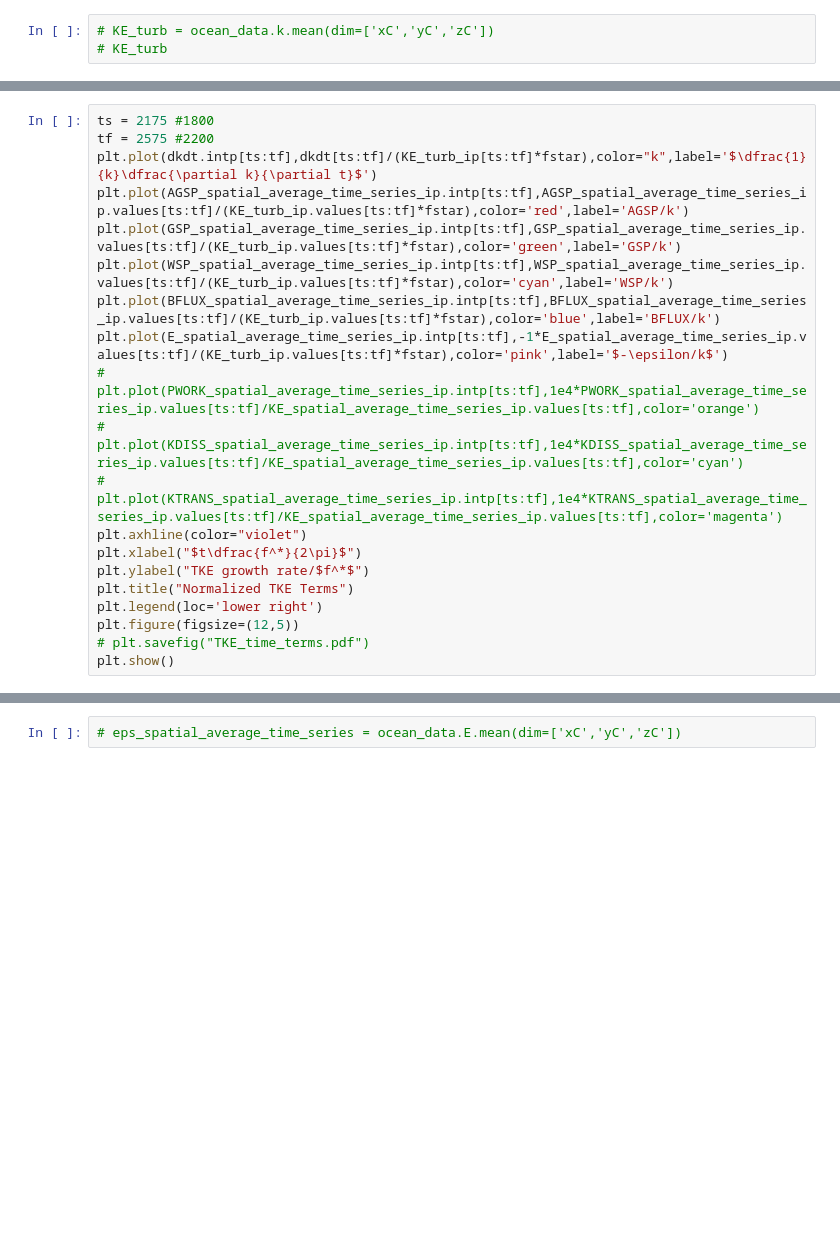
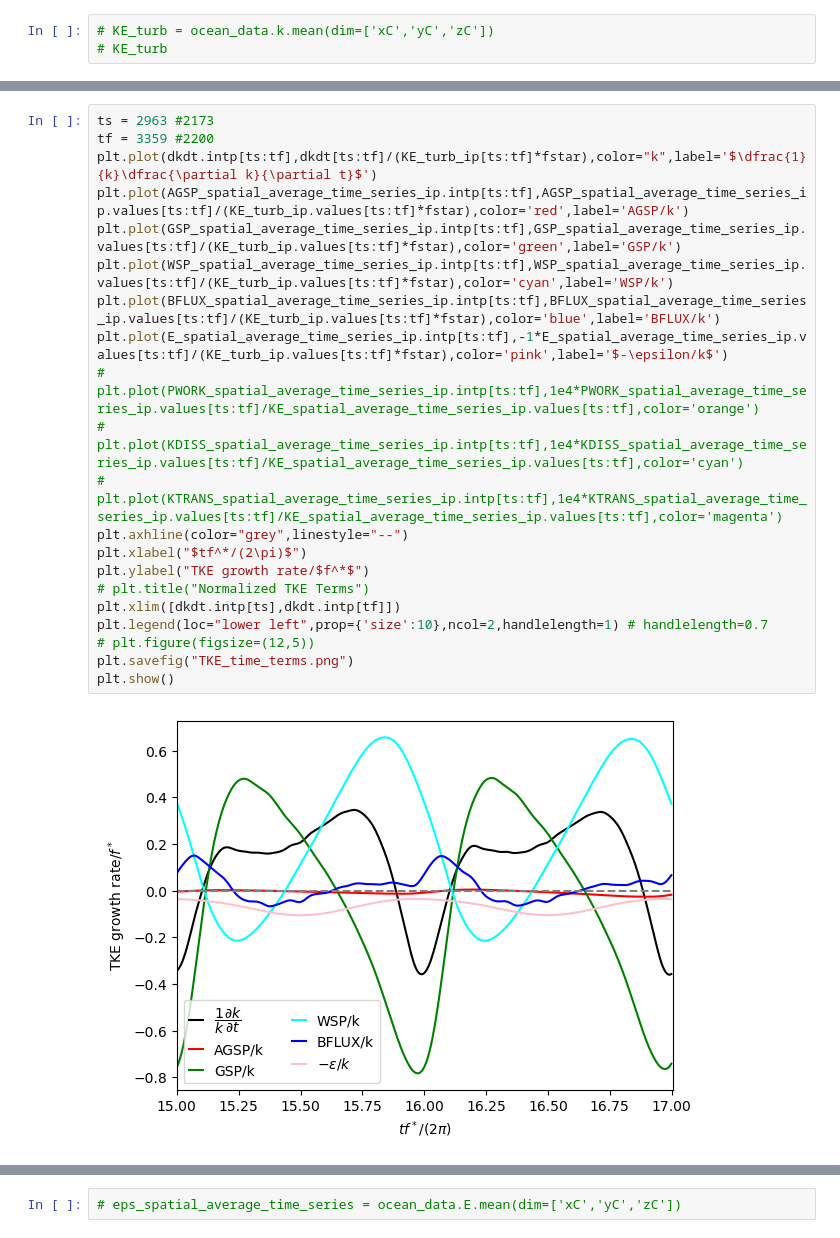
Before and after one commit to loganpknudsen/BottomBoundaryLayer, a Jupyter notebook: Result_Calculations/TKE_terms.ipynb, the cells around one changed output, grey strips where cells are left out. Saved outputs shown, nothing was run; the diff lists cells and outputs as text; blank space fills up the shorter version.

```diff
--- a/Result_Calculations/TKE_terms.ipynb
+++ b/Result_Calculations/TKE_terms.ipynb
@@ -204,23 +307,26 @@ AGSP_spatial_average_time_series_ip
 # %%
-ts = 2175 #1800
-tf = 2575 #2200
+ts = 2963 #2173
+tf = 3359 #2200
 plt.plot(dkdt.intp[ts:tf],dkdt[ts:tf]/(KE_turb_ip[ts:tf]*fstar),color="k",label='$\dfrac{1}{k}\dfrac{\partial k}{\partial t}$')
 plt.plot(AGSP_spatial_average_time_series_ip.intp[ts:tf],AGSP_spatial_average_time_series_ip.values[ts:tf]/(KE_turb_ip.values[ts:tf]*fstar),color='red',label='AGSP/k')
 plt.plot(GSP_spatial_average_time_series_ip.intp[ts:tf],GSP_spatial_average_time_series_ip.values[ts:tf]/(KE_turb_ip.values[ts:tf]*fstar),color='green',label='GSP/k')
 plt.plot(WSP_spatial_average_time_series_ip.intp[ts:tf],WSP_spatial_average_time_series_ip.values[ts:tf]/(KE_turb_ip.values[ts:tf]*fstar),color='cyan',label='WSP/k')
 plt.plot(BFLUX_spatial_average_time_series_ip.intp[ts:tf],BFLUX_spatial_average_time_series_ip.values[ts:tf]/(KE_turb_ip.values[ts:tf]*fstar),color='blue',label='BFLUX/k')
 plt.plot(E_spatial_average_time_series_ip.intp[ts:tf],-1*E_spatial_average_time_series_ip.values[ts:tf]/(KE_turb_ip.values[ts:tf]*fstar),color='pink',label='$-\epsilon/k$')
 # plt.plot(PWORK_spatial_average_time_series_ip.intp[ts:tf],1e4*PWORK_spatial_average_time_series_ip.values[ts:tf]/KE_spatial_average_time_series_ip.values[ts:tf],color='orange')
 # plt.plot(KDISS_spatial_average_time_series_ip.intp[ts:tf],1e4*KDISS_spatial_average_time_series_ip.values[ts:tf]/KE_spatial_average_time_series_ip.values[ts:tf],color='cyan')
 # plt.plot(KTRANS_spatial_average_time_series_ip.intp[ts:tf],1e4*KTRANS_spatial_average_time_series_ip.values[ts:tf]/KE_spatial_average_time_series_ip.values[ts:tf],color='magenta')
-plt.axhline(color="violet")
-plt.xlabel("$t\dfrac{f^*}{2\pi}$")
+plt.axhline(color="grey",linestyle="--")
+plt.xlabel("$tf^*/(2\pi)$")
 plt.ylabel("TKE growth rate/$f^*$")
-plt.title("Normalized TKE Terms")
-plt.legend(loc='lower right')
-plt.figure(figsize=(12,5))
-# plt.savefig("TKE_time_terms.pdf")
+# plt.title("Normalized TKE Terms")
+plt.xlim([dkdt.intp[ts],dkdt.intp[tf]])
+plt.legend(loc="lower left",prop={'size':10},ncol=2,handlelength=1) # handlelength=0.7
+# plt.figure(figsize=(12,5))
+plt.savefig("TKE_time_terms.png")
 plt.show()
+# %% [output]
+[figure, added]
 # %%
 ts = ts #1800
 tf = tf #2200
```
Also changed, not shown: parts of 33 cells of this notebook, 5 other files.
